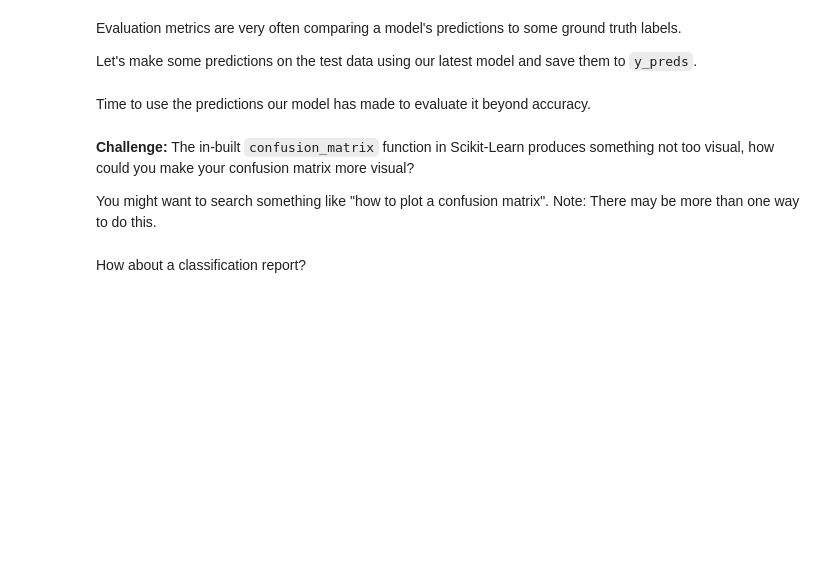
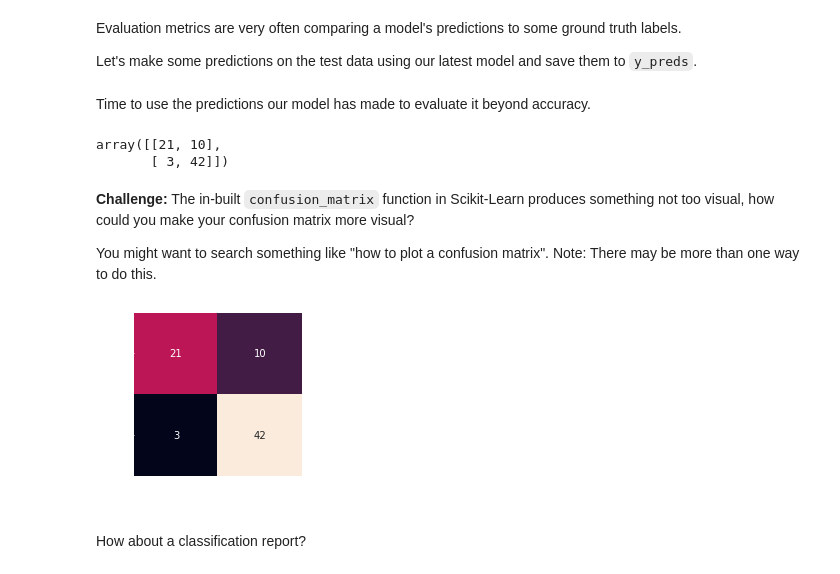
Before and after one commit to crypt096/zero-to-mastery-ml, a Jupyter notebook: scikit-learn-exercises.ipynb, the cells around one changed output. Cells and saved outputs as stored; diff of their text form; code cells hidden in the pictures; blank space fills up the shorter version.

Commit message:
Add solutions until Regression practice.

```diff
--- a/scikit-learn-exercises.ipynb
+++ b/scikit-learn-exercises.ipynb
@@ -318,4 +318,4 @@ rs_log_reg = RandomizedSearchCV(estimator=LogisticRegression(),
                                 verbose=2)
 
 # Fit the instance of RandomizedSearchCV
-rs_log_reg.fit(X_trai)
+rs_log_reg.fit(X_train,y_train)
@@ -347,7 +380,7 @@ But when it comes to classification, you'll likely want to use a few more evalua
 Before we get to these, we'll instantiate a new instance of our model using the best hyerparameters found by `RandomizedSearchCV`.
 # %%
 # Instantiate a LogisticRegression classifier using the best hyperparameters from RandomizedSearchCV
-clf = LogisticRegression(###)
+clf = LogisticRegression(solver='liblinear', C=0.23357214690901212)
 
 # Fit the new instance of LogisticRegression with the best hyperparameters on the training data
-###
+clf.fit(X_train,y_train)
@@ -368,12 +403,15 @@ Evaluation metrics are very often comparing a model's predictions to some ground
 Let's make some predictions on the test data using our latest model and save them to `y_preds`.
 # %%
 # Make predictions on test data and save them
-###
+y_preds = clf.predict(X_test)
 # %% [markdown]
 Time to use the predictions our model has made to evaluate it beyond accuracy.
 # %%
 # Create a confusion matrix using the confusion_matrix function
-###
+confusion_matrix(y_test,y_preds)
+# %% [output]
+array([[21, 10],
+       [ 3, 42]])
 # %% [markdown]
 **Challenge:** The in-built `confusion_matrix` function in Scikit-Learn produces something not too visual, how could you make your confusion matrix more visual?
 
@@ -384,3 +419,24 @@ You might want to search something like "how to plot a confusion matrix". Note:
+# %%
+# Create a more visual confusion matrix
+
+# Import seaborn for improving visualisation of confusion matrix
+import seaborn as sns
+
+# Make confusion matrix more visual
+def plot_conf_mat(y_test, y_preds):
+    """
+    Plots a confusion matrix using Seaborn's heatmap().
+    """
+    fig, ax = plt.subplots(figsize=(3, 3))
+    ax = sns.heatmap(confusion_matrix(y_test, y_preds),
+                     annot=True, # Annotate the boxes
+                     cbar=False)
+    plt.xlabel("Predicted label")
+    plt.ylabel("True label")
+
+plot_conf_mat(y_test, y_preds)
+# %% [output]
+[figure, added]
 # %% [markdown]
 How about a classification report?
 # %%
```
Also changed, not shown: parts of 25 cells of this notebook.
